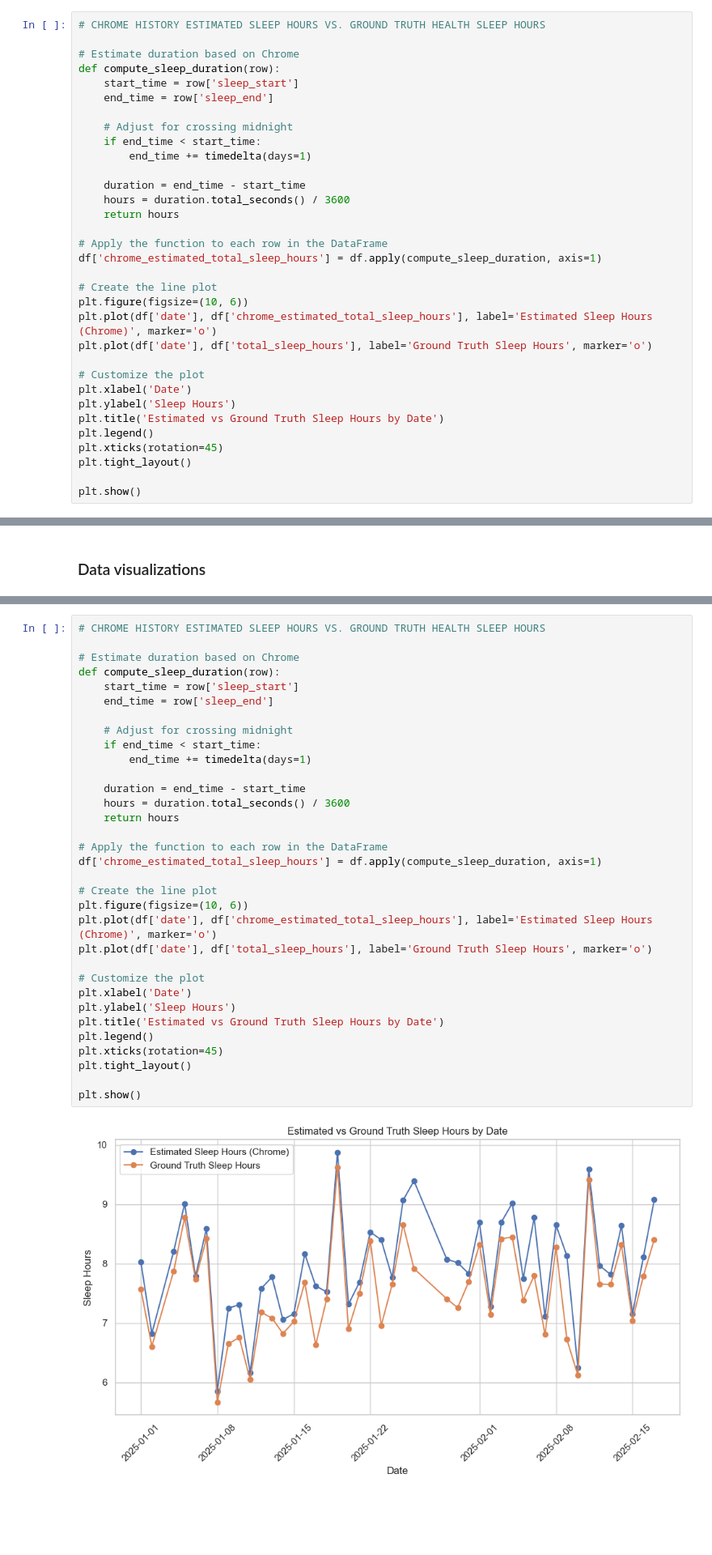
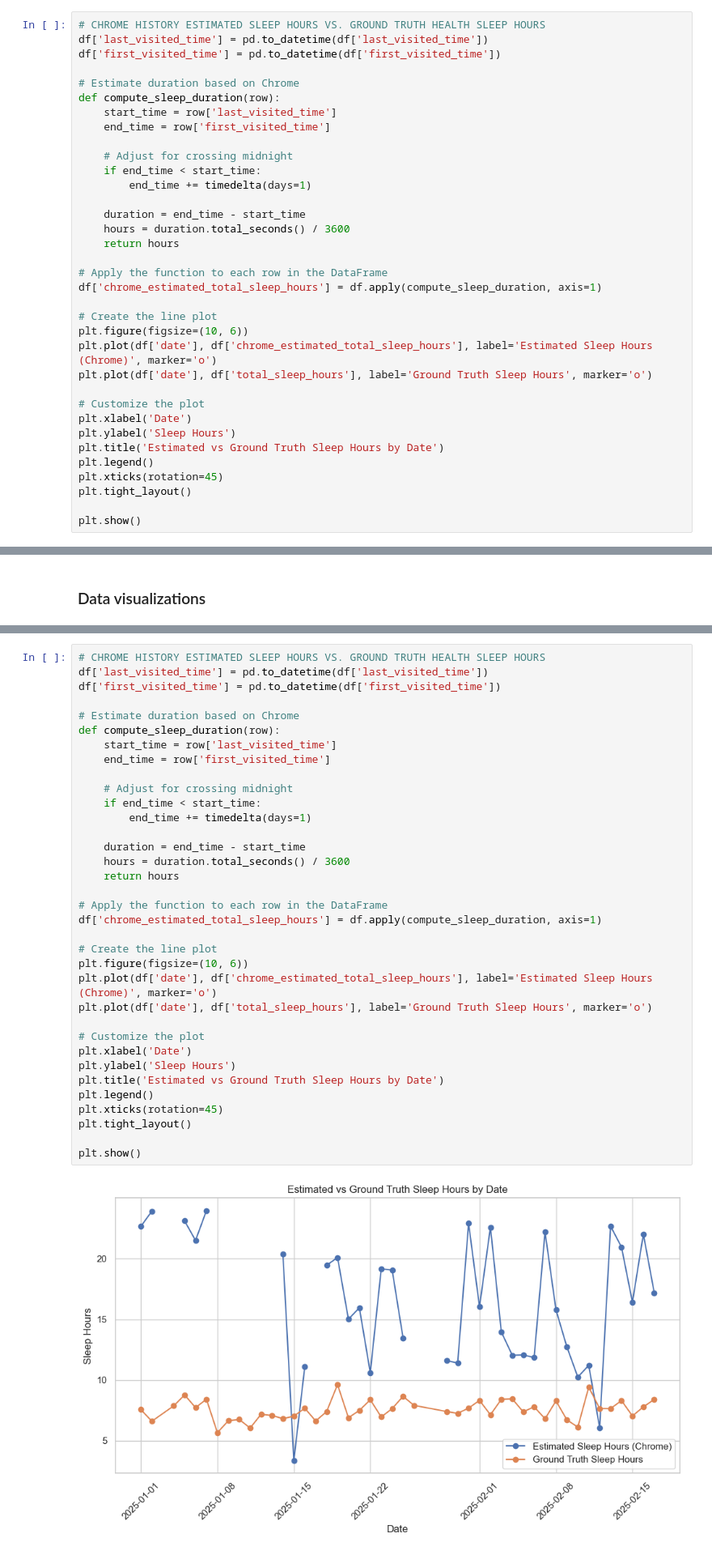
Before and after one commit to elaine-zhang12/google_takeout_sleep, a Jupyter notebook: sleep_inference.ipynb, the cells around one changed output, grey strips where cells are left out. Shown at 81% size. Cells and saved outputs as stored; diff of their text form; blank space fills up the shorter version.

Commit message:
fixed sleep estimations

```diff
--- a/sleep_inference.ipynb
+++ b/sleep_inference.ipynb
@@ -123,11 +123,13 @@ plt.show()
 [figure]
 # %%
 # CHROME HISTORY ESTIMATED SLEEP HOURS VS. GROUND TRUTH HEALTH SLEEP HOURS
+df['last_visited_time'] = pd.to_datetime(df['last_visited_time'])
+df['first_visited_time'] = pd.to_datetime(df['first_visited_time'])
 
 # Estimate duration based on Chrome
 def compute_sleep_duration(row):
-    start_time = row['sleep_start']
-    end_time = row['sleep_end']
+    start_time = row['last_visited_time']
+    end_time = row['first_visited_time']
 
     # Adjust for crossing midnight
     if end_time < start_time:
@@ -522,39 +524,41 @@ plt.show()
 [figure]
 # %%
 # CHROME HISTORY ESTIMATED SLEEP HOURS VS. GROUND TRUTH HEALTH SLEEP HOURS
+df['last_visited_time'] = pd.to_datetime(df['last_visited_time'])
+df['first_visited_time'] = pd.to_datetime(df['first_visited_time'])
 
 # Estimate duration based on Chrome
 def compute_sleep_duration(row):
-    start_time = row['sleep_start']
-    end_time = row['sleep_end']
+    start_time = row['last_visited_time']
+    end_time = row['first_visited_time']
 
     # Adjust for crossing midnight
     if end_time < start_time:
         end_time += timedelta(days=1)
 
     duration = end_time - start_time
     hours = duration.total_seconds() / 3600
     return hours
 
 # Apply the function to each row in the DataFrame
 df['chrome_estimated_total_sleep_hours'] = df.apply(compute_sleep_duration, axis=1)
 
 # Create the line plot
 plt.figure(figsize=(10, 6))
 plt.plot(df['date'], df['chrome_estimated_total_sleep_hours'], label='Estimated Sleep Hours (Chrome)', marker='o')
 plt.plot(df['date'], df['total_sleep_hours'], label='Ground Truth Sleep Hours', marker='o')
 
 # Customize the plot
 plt.xlabel('Date')
 plt.ylabel('Sleep Hours')
 plt.title('Estimated vs Ground Truth Sleep Hours by Date')
 plt.legend()
 plt.xticks(rotation=45)
 plt.tight_layout()
 
 plt.show()
 # %% [output]
-[figure, old version]
+[figure, new version]
 # %%
 # LAST ACTIVITY TIME BY TOTAL SLEEP DURATION
 sns.set_theme(style="whitegrid")
```
Also changed, not shown: parts of 3 cells of this notebook.
